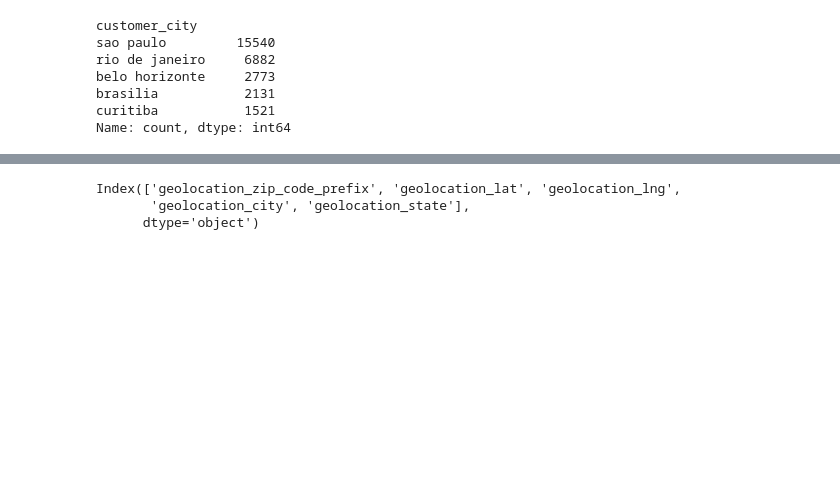
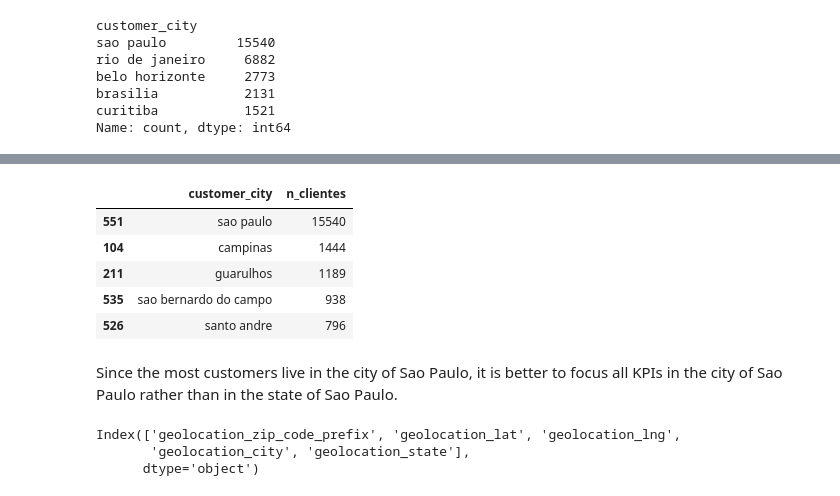
Before and after one commit to Vierinsky/ecommerce-analytics-python-sql, a Jupyter notebook: notebooks/eda.ipynb, the cells around one changed output, grey strips where cells are left out. Saved outputs shown, nothing was run; the diff lists cells and outputs as text; code cells hidden in the pictures; blank space fills up the shorter version.

```diff
--- a/notebooks/eda.ipynb
+++ b/notebooks/eda.ipynb
@@ -54,3 +63,27 @@ Name: count, dtype: int64
+# %%
+# Ciudad con más clientes
+# Filtro
+mask = customers["customer_state"] == "SP"
+
+# Clientes por ciudad (conteo de filas)
+clientes_por_ciudad = (
+    customers.loc[mask]
+    .groupby("customer_city")
+    .size()
+    .reset_index(name="n_clientes")
+    .sort_values("n_clientes", ascending=False)
+)
+
+clientes_por_ciudad.head()
+# %% [output]
+|  | customer_city | n_clientes |
+| 551 | sao paulo | 15540 |
+| 104 | campinas | 1444 |
+| 211 | guarulhos | 1189 |
+| 535 | sao bernardo do campo | 938 |
+| 526 | santo andre | 796 |
+# %% [markdown]
+Since the most customers live in the city of Sao Paulo, it is better to focus all KPIs in the city of Sao Paulo rather than in the state of Sao Paulo.
 # %%
 geolocation = pd.read_csv(r"C:\Users\felip\Desktop\E-commerce SQL and Python Analytics Project\data\olist_geolocation_dataset.csv")
 
```
Also changed, not shown: parts of 4 cells of this notebook.
